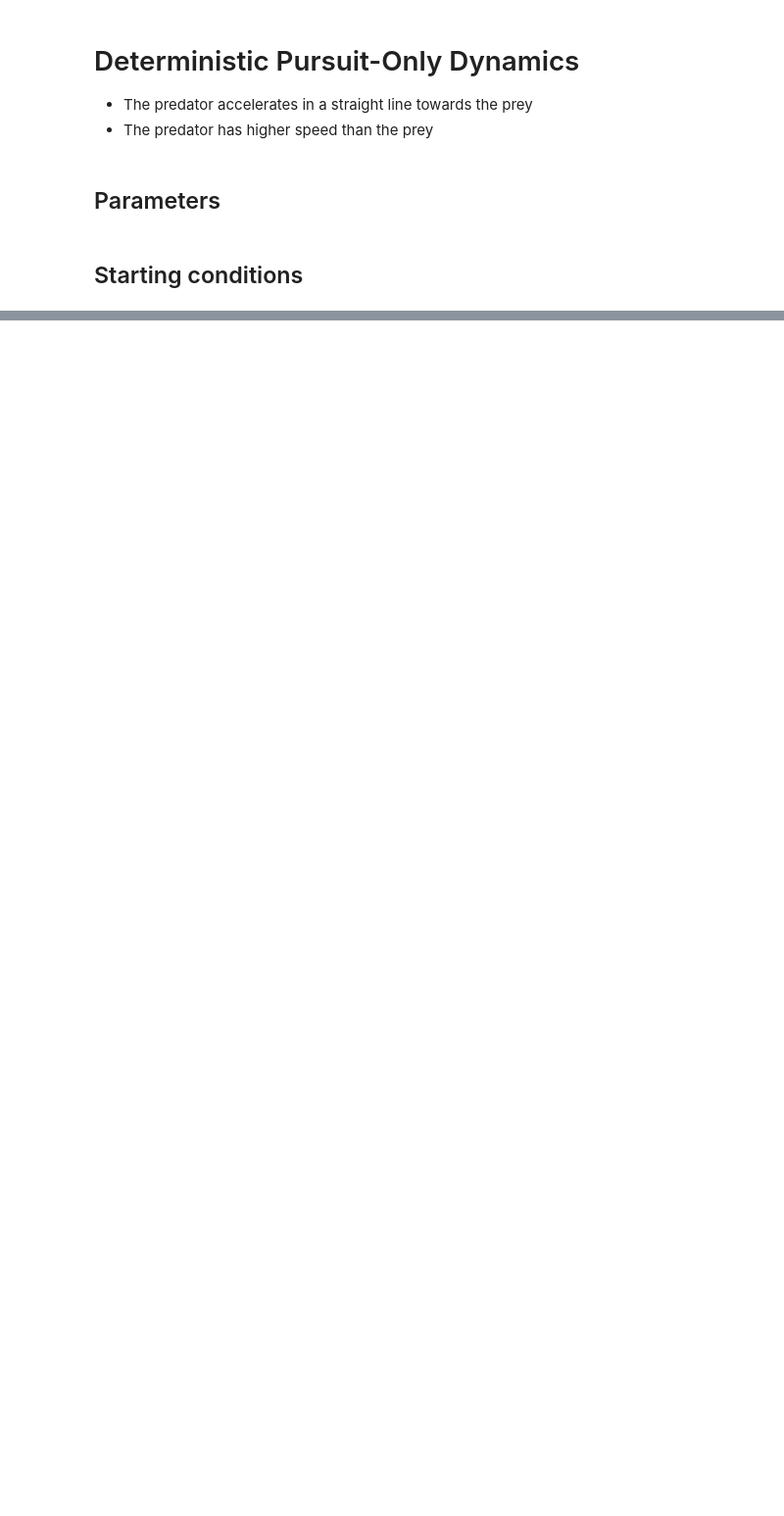
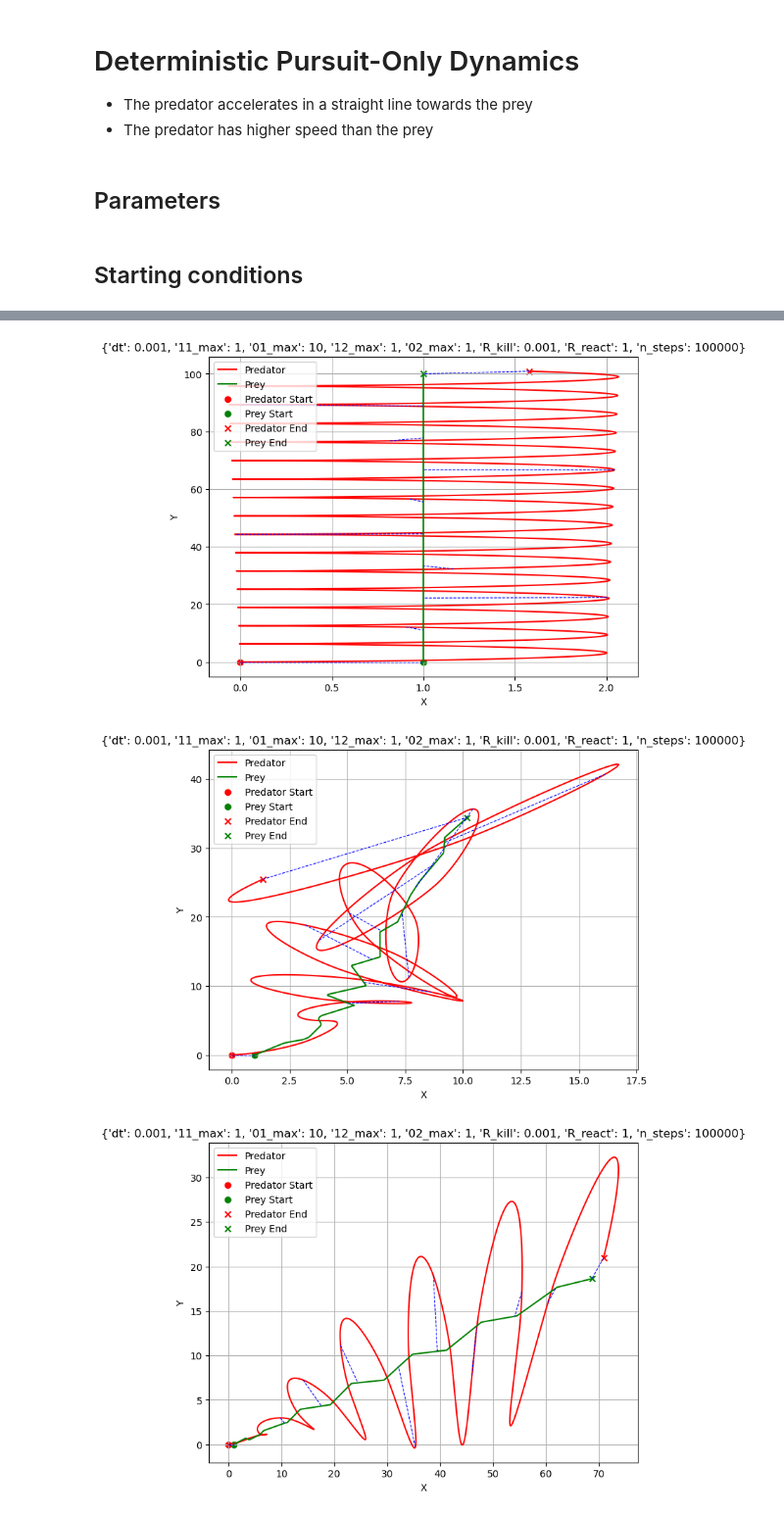
Before and after one commit to quercia-dev/pursuit-curves, a Jupyter notebook: 00_Deterministic.ipynb, the cells around one changed output, grey strips where cells are left out. Shown at 98% size. Drawn from its saved outputs; the diff is of its cells as text; code cells hidden in the pictures; blank space fills up the shorter version.

```diff
--- a/00_Deterministic.ipynb
+++ b/00_Deterministic.ipynb
@@ -195,4 +208,4 @@ for i in range(n):
 # %%
-for st in recordings:
-    plot_trajectories(st)
+for (param, state) in recordings:
+    plot_trajectories(state, param)
 # %% [output]
@@ -208,0 +222,7 @@ for st in recordings:
+# %%
+for (param, state) in recordings:
+    plot_trajectories(state, param)
+# %% [output]
+[figure, added]
+[figure, added]
+[figure, added]
```
Also changed, not shown: parts of 5 cells of this notebook.
